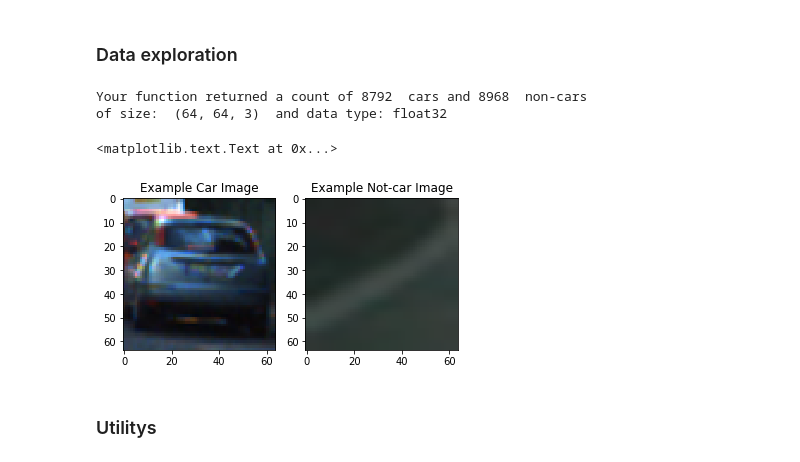
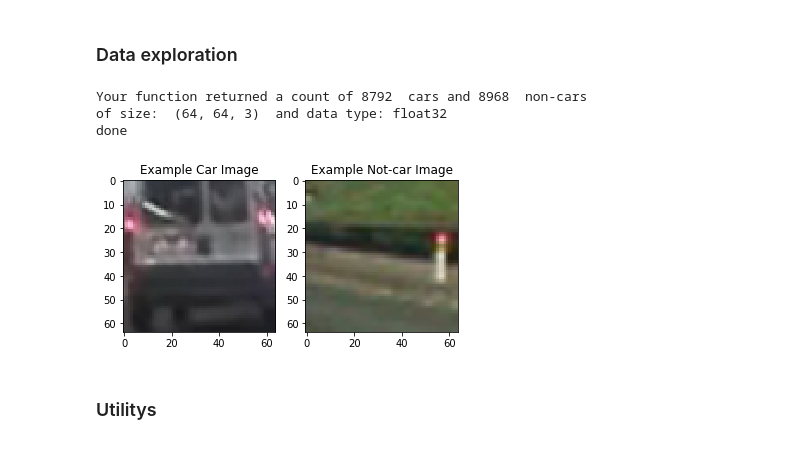
Before and after one commit to DominicusBenacus/CarND-Vehicle-Detection, a Jupyter notebook: testGridSearch.ipynb, the cells around one changed output. Drawn from its saved outputs; the diff is of its cells as text; code cells hidden in the pictures.

```diff
--- a/testGridSearch.ipynb
+++ b/testGridSearch.ipynb
@@ -67,32 +67,36 @@ NOTCARS: 8968
 # %%
 data_info = data_look(cars, notcars)
 
 print('Your function returned a count of',
       data_info["n_cars"], ' cars and',
       data_info["n_notcars"], ' non-cars')
 print('of size: ',data_info["image_shape"], ' and data type:',
       data_info["data_type"])
 # Just for fun choose random car / not-car indices and plot example images
 car_ind = np.random.randint(0, len(cars))
 notcar_ind = np.random.randint(0, len(notcars))
 # Read in car / not-car images
 car_image = mpimg.imread(cars[car_ind])
 notcar_image = mpimg.imread(notcars[notcar_ind])
 
 
 # Plot the examples
 fig = plt.figure()
 plt.subplot(121)
 plt.imshow(car_image)
 plt.title('Example Car Image')
 plt.subplot(122)
 plt.imshow(notcar_image)
 plt.title('Example Not-car Image')
+
+plt.imsave("output_images/car_image.png", car_image)
+plt.imsave("output_images/notcar_image.png", notcar_image)
+print('done')
 # %% [output]
 Your function returned a count of 8792  cars and 8968  non-cars
 of size:  (64, 64, 3)  and data type: float32
+done
-<matplotlib.text.Text at 0x...>
-[figure, old version]
+[figure, new version]
 # %% [markdown]
 ### Utilitys
 # %%
```
Also changed, not shown: 26 other files.
